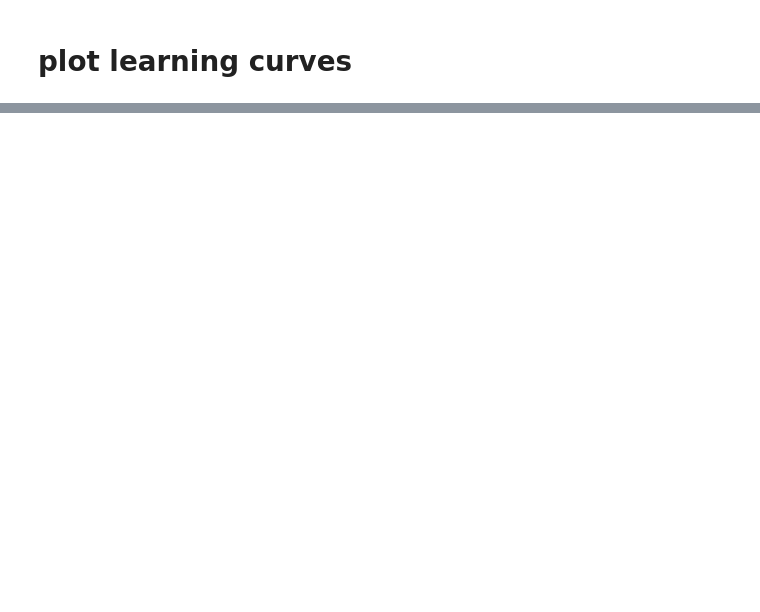
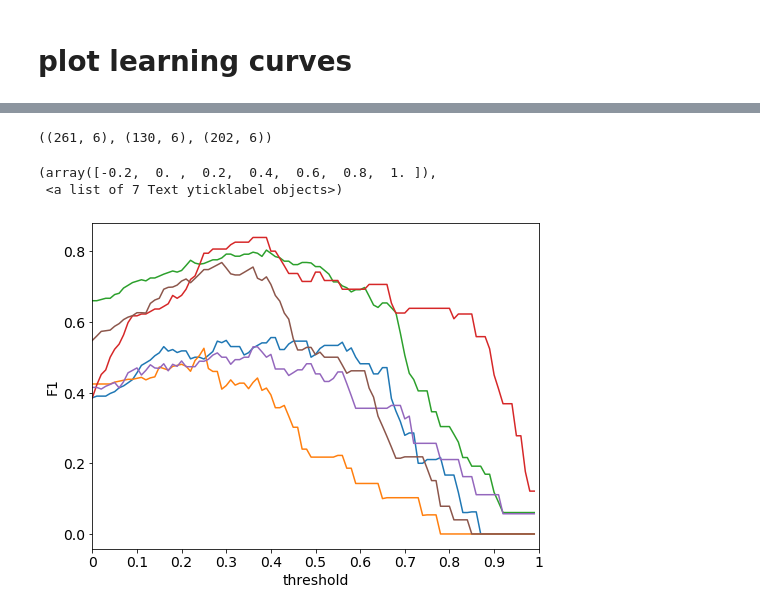
Before and after one commit to topel/sglthresh, a Jupyter notebook: sgl_emotions.ipynb, the cells around one changed output, grey strips where cells are left out. Saved outputs shown, nothing was run; the diff lists cells and outputs as text; code cells hidden in the pictures; blank space fills up the shorter version.

```diff
--- a/sgl_emotions.ipynb
+++ b/sgl_emotions.ipynb
@@ -1177,0 +1233,11 @@ np.savez("exp/emotions/21_03_2020/emotions_F1_numThresh_SGL_DEV_asof_epochs.npz"
+# %%
+print('train')
+train_pred = clf.predict(X_train_numpy)
+print_scores(y_train_numpy, train_pred)
+# compute_accuracy_from_numpy_tensors(y_train_numpy, train_pred)
+print('dev')
+dev_pred = clf.predict(X_dev_numpy)
+print_scores(y_dev_numpy, dev_pred)
+print('test')
+test_pred = clf.predict(X_test_numpy)
+print_scores(y_test_numpy, test_pred)
@@ -1177,0 +1262,47 @@ np.savez("exp/emotions/21_03_2020/emotions_F1_numThresh_SGL_DEV_asof_epochs.npz"
+# %%
+svm_train_prob = clf.predict_proba(X_train_numpy)
+svm_dev_prob = clf.predict_proba(X_dev_numpy)
+svm_test_prob = clf.predict_proba(X_test_numpy)
+
+svm_train_prob = svm_train_prob.toarray()
+svm_dev_prob = svm_dev_prob.toarray()
+svm_test_prob = svm_test_prob.toarray()
+svm_train_prob.shape, svm_dev_prob.shape, svm_test_prob.shape
+# %% [output]
+((261, 6), (130, 6), (202, 6))
+# %%
+ps, rs, f1s = [], [], []
+
+for static_thresh in range(0, 100):
+    static_thresh /= 100.
+    train_pred = svm_train_prob>static_thresh
+    dev_pred = svm_dev_prob>static_thresh
+    test_pred = svm_test_prob>static_thresh
+
+    # p, r, f1 = micro_prec_rec_fscore(y_dev_numpy, dev_pred)
+    p, r, f1 = micro_prec_rec_fscore_class(y_dev_numpy, dev_pred)
+    ps.append(p)
+    rs.append(r)
+    f1s.append(f1)
+
+f1s = np.array(f1s)
+
+fontsize=14
+linewidth=2
+plt.figure(figsize=(8,6))
+for ind in range(f1s[0].shape[0]):
+    plt.plot(f1s[:,ind], label='%d'%ind)
+
+# plt.plot([23, 23], [0, 0.6], '-k')
+plt.xlabel("threshold", fontsize=fontsize)
+plt.ylabel("F1", fontsize=fontsize)
+plt.xlim([0,100])
+plt.xticks([0, 10, 20, 30, 40, 50, 60, 70, 80, 90, 100], [0, 0.1, 0.2, 0.3, 0.4, 0.5, 0.6, 0.7, 0.8, 0.9, 1], fontsize=fontsize)
+plt.yticks(fontsize=fontsize)
+# plt.legend(fontsize=fontsize, loc='upper right')
+# plt.savefig("exp/emotions/emotions_F1_DEV_asof_threshold.png")
+# plt.savefig("exp/emotions/emotions_F1_DEV_asof_threshold.eps")
+# %% [output]
+(array([-0.2,  0. ,  0.2,  0.4,  0.6,  0.8,  1. ]),
+ <a list of 7 Text yticklabel objects>)
+[figure, added]
```
Also changed, not shown: parts of 21 cells of this notebook.
